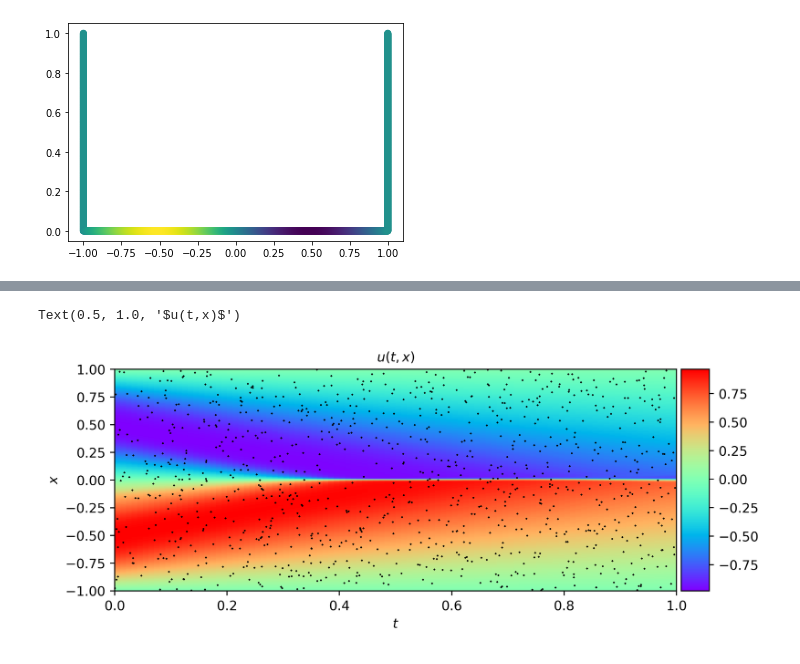
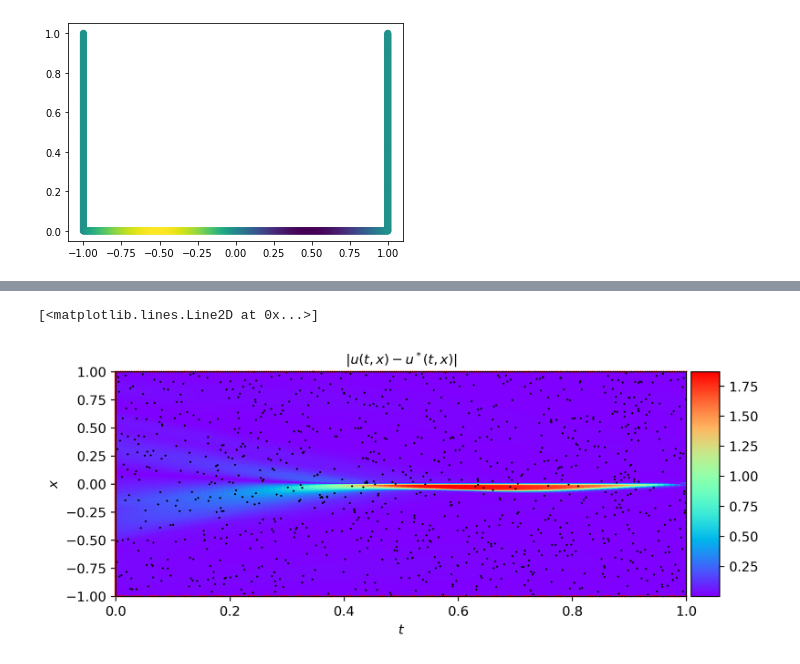
Before and after one commit to aken0/LaplacePINNs, a Jupyter notebook: pinns copy.ipynb, the cells around one changed output, grey strips where cells are left out. Saved outputs shown, nothing was run; the diff lists cells and outputs as text; code cells hidden in the pictures.

```diff
--- a/pinns copy.ipynb
+++ b/pinns copy.ipynb
@@ -81,19 +82,25 @@ plt.scatter(data_grid[:,0],data_grid[:,1],c=u_star)
 # %%
 #model = Network([2, 20, 20, 20, 20, 20, 20, 20, 1],torch.nn.CELU()).to(device)
 #model = Network([2,16,16,16,16,1],torch.nn.Tanh()).to(device)
+model = torch.nn.Sequential(
+    torch.nn.Linear(2, 8), torch.nn.Tanh(),
+    torch.nn.Linear(8, 8), torch.nn.Tanh(),
+    torch.nn.Linear(8, 1)).to(device)
+'''
 model = torch.nn.Sequential(
     torch.nn.Linear(2, 16), torch.nn.Tanh(),
     torch.nn.Linear(16, 16), torch.nn.Tanh(),
     torch.nn.Linear(16, 16), torch.nn.Tanh(),
     torch.nn.Linear(16, 16), torch.nn.Tanh(),
-    torch.nn.Linear(16, 1), torch.nn.Tanh(),).to(device)
+    torch.nn.Linear(16, 1)).to(device)
+'''
 #model = Network([2,20,20,20,20,1],torch.nn.Tanh()).to(device)
 
 mse = torch.nn.MSELoss()
 optimizer = torch.optim.Adam(model.parameters())
 
-iters = 30000
-N_data=2000
+iters=30000
+#N_data=2000
 N_col=1000
 
 train_error=[]
@@ -111,7 +118,9 @@ u_bc = torch.as_tensor(u,device=device).float()
 
 
 ###Random points
-x_col=((data_grid.min()-data_grid.max())*torch.rand(N_col,1,device=device) + data_grid.max()).clone().detach().requires_grad_(True)
+#x_col=((data_grid.min()-data_grid.max())*torch.rand(N_col,1,device=device) + data_grid.max()).clone().detach().requires_grad_(True)
+shift=1.
+x_col=(shift*(data_grid.min()-data_grid.max())*torch.rand(N_col,1,device=device) + shift*data_grid.max()).clone().detach().requires_grad_(True)
 #t_col=((.5*torch.rand(N_col,1,device=device))).clone().detach().requires_grad_()
 t_col=torch.rand(N_col,1,device=device).requires_grad_()
 
@@ -133,6 +142,9 @@ for i in range(iters):
     #mse_u
     net_bc_out=model(torch.hstack([x_bc,t_bc]))
     mse_u = mse(net_bc_out, u_bc)
+
+    #x_col=(shift*(data_grid.min()-data_grid.max())*torch.rand(N_col,1,device=device) + shift*data_grid.max()).clone().detach().requires_grad_(True)
+    #t_col=torch.rand(N_col,1,device=device).requires_grad_()
 
     #mse_f
     f_out = f(x_col, t_col, model)
@@ -337,29 +353,28 @@ Text(0.5, 1.0, '$t = 0.75$')
 # %%
-#pde solution by model
-plt.figure(dpi=500,figsize=(9,11))
+#absolute error
+plt.figure(dpi=300,figsize=(9,11))
 ax.axis('off')
-
-
-pred=model(torch.tensor(X_star).to(device)).cpu().detach().numpy()
-U_pred = griddata(X_star, pred.flatten(), (X, T), method='cubic')
-
+pred=model(torch.tensor(X_exact).to(device)).cpu().detach().numpy()
+U_pred = griddata(X_exact, pred.flatten(), (X, T), method='cubic')
+U_star = griddata(X_exact, u_exact.flatten(), (X, T), method='cubic')
 gs0 = gridspec.GridSpec(1, 2)
 gs0.update(top=1-0.06, bottom=1-1.0/3.0+0.06, left=0.15, right=0.85, wspace=0)
 ax = plt.subplot(gs0[:, :])
-
-h = ax.imshow(U_pred.T, interpolation='nearest', cmap='rainbow',
+U_diff= (abs(U_pred-U_star))
+h = ax.imshow(U_diff.T, interpolation='nearest', cmap='rainbow',
                   extent=[t.min(), t.max(), x.min(), x.max()],
                   origin='lower', aspect='auto')
 divider = make_axes_locatable(ax)
 cax = divider.append_axes("right", size="5%", pad=0.05)
 fig.colorbar(h, cax=cax)
 
-ax.plot(t_col.detach().cpu(),x_col.detach().cpu(), 'kx', label = 'Data (%d points)' % (u_star.shape[0]), markersize = 1, clip_on = False)
-
 ax.set_xlabel('$t$')
 ax.set_ylabel('$x$')
-ax.set_title('$u(t,x)$', fontsize = 10)
-#plt.savefig('figs/u(t,x).jpg',bbox_inches='tight',dpi=500)
+ax.set_title('$|u(t,x)-u^*(t,x)|$', fontsize = 10)
+fig.subplots_adjust(left=0, bottom=0, right=1, top=1, wspace=0, hspace=0)
+ax.plot(t_col.detach().cpu(),x_col.detach().cpu(), 'kx', label = 'Data (%d points)' % (u_star.shape[0]), markersize = 1, clip_on = False)
+ax.plot(data_grid[:,1],data_grid[:,0], 'rx', label = 'Data (%d points)' % (u_star.shape[0]), markersize = 1, clip_on = False)
+#plt.savefig('figs/u(t,x)diff_t.jpg',bbox_inches='tight',dpi=500)
 # %% [output]
-Text(0.5, 1.0, '$u(t,x)$')
+[<matplotlib.lines.Line2D at 0x...>]
-[figure, old version]
+[figure, new version]
```
Also changed, not shown: parts of 17 cells of this notebook.
